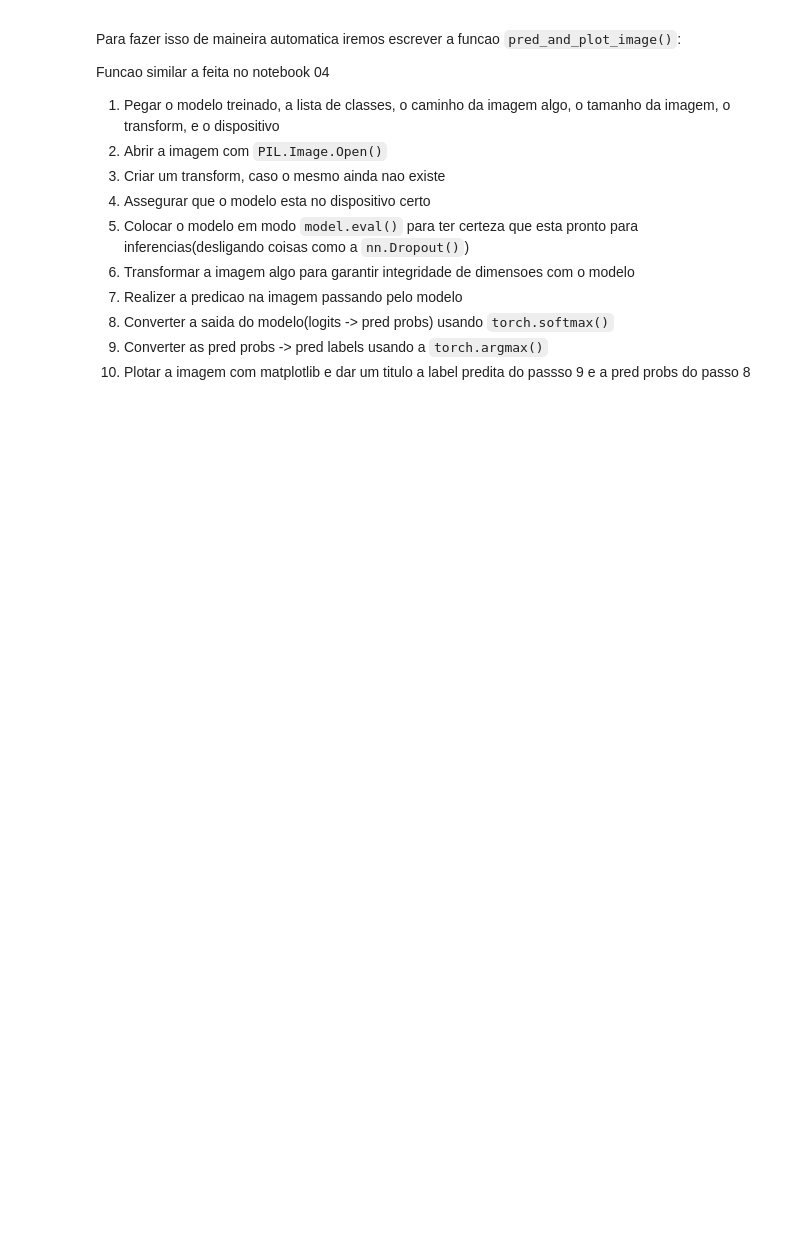
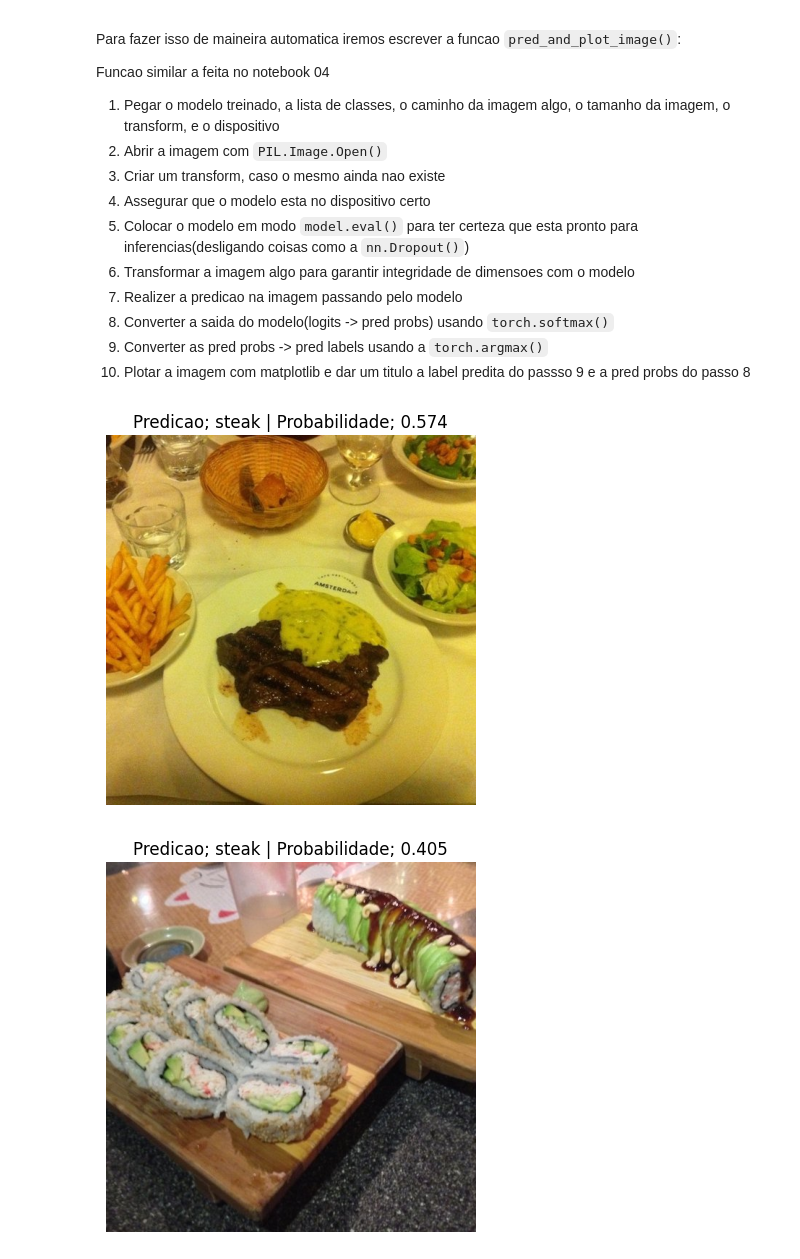
Before and after one commit to HammadN98/pytorch, a Jupyter notebook: 06_pytorch_transfer_learning.ipynb, the cells around one changed output. Saved outputs shown, nothing was run; the diff lists cells and outputs as text; code cells hidden in the pictures; blank space fills up the shorter version.

```diff
--- a/06_pytorch_transfer_learning.ipynb
+++ b/06_pytorch_transfer_learning.ipynb
@@ -503,7 +503,22 @@ def pred_and_plot_image(model: torch.nn.Module,
   # 10. Plotando a imagem com a label predita e a probabilidade
   plt.figure()
   plt.imshow(img)
-  plt.title(f"Predicao; {class_names[target_image_pred_label]} | Probabilidade; {target_image_pred_probs:.3f}")
+  plt.title(f"Predicao; {class_names[target_image_pred_label]} | Probabilidade; {target_image_pred_probs.max():.3f}")
   plt.axis(False);
 
   # 8.
+# %%
+import random
+num_images_to_plot = 3
+test_image_path_list = list(Path(test_dir).glob("*/*.jpg"))
+test_image_path_sample = random.sample(population=test_image_path_list,
+                                       k=num_images_to_plot)
+#Fazendo as predicoes e plotando a imagem
+for image_path in test_image_path_sample:
+  pred_and_plot_image(model=model,
+                      image_path=image_path,
+                      class_names=class_names,
+                      image_size=(224, 224))
+# %% [output]
+[figure, added]
+[figure, added]
```
Also changed, not shown: parts of 1 cell of this notebook.
